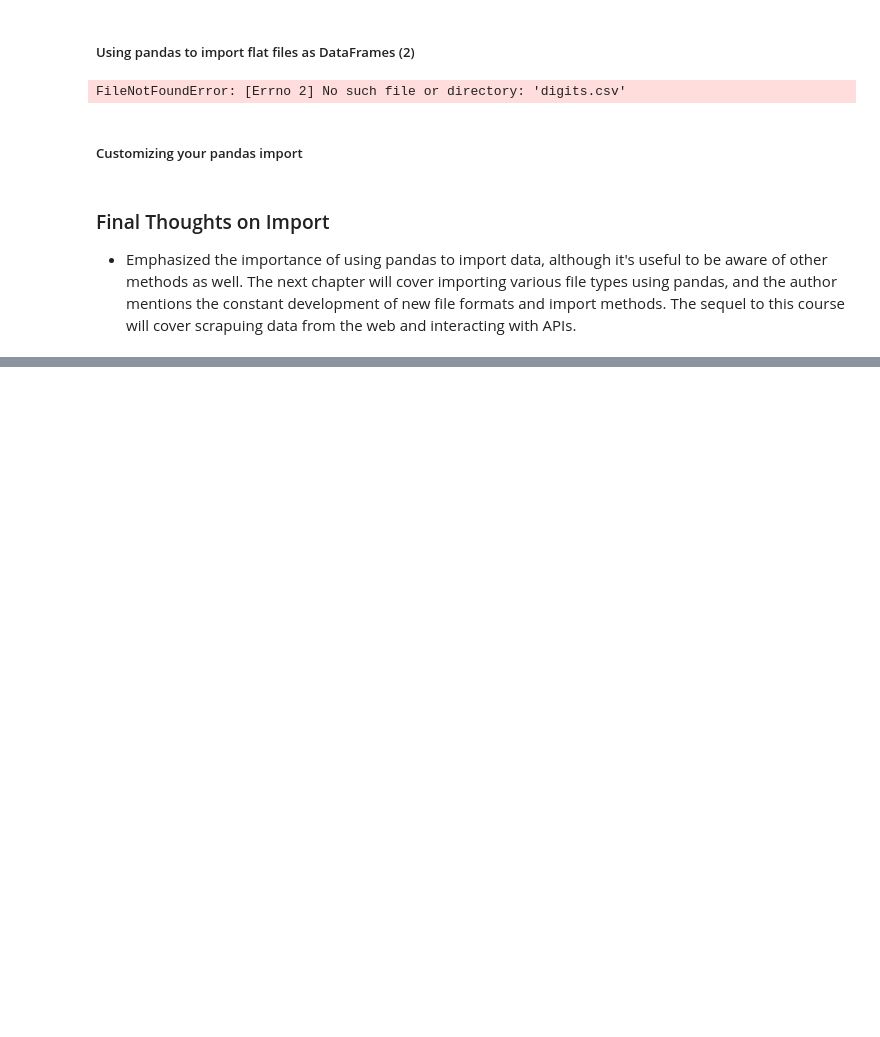
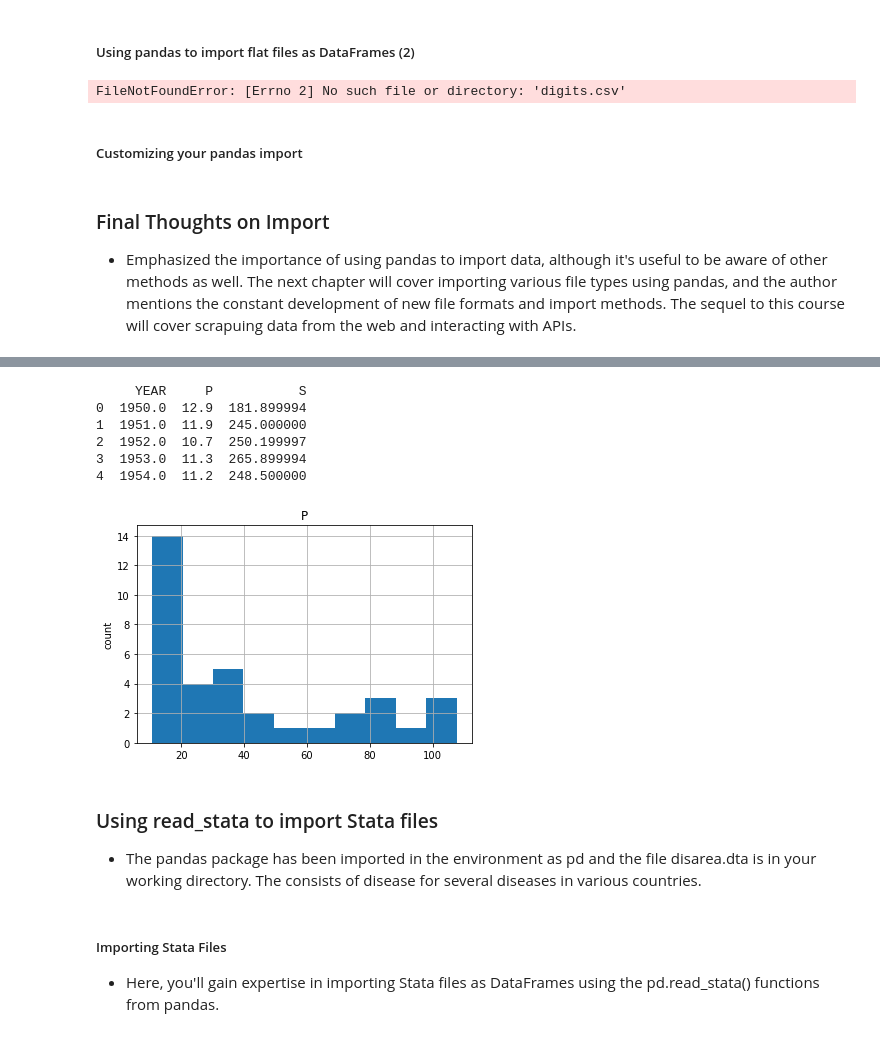
Before and after one commit to LannonTheCannon/Capstone-Two-, a Jupyter notebook: Importing Data in Python Part 1 Notes.ipynb, the cells around one changed output, grey strips where cells are left out. Saved outputs shown, nothing was run; the diff lists cells and outputs as text; code cells hidden in the pictures; blank space fills up the shorter version.

```diff
--- a/Importing Data in Python Part 1 Notes.ipynb
+++ b/Importing Data in Python Part 1 Notes.ipynb
@@ -177,0 +198,12 @@ plt.show()
+# %%
+# import pandas
+import pandas as pd
+
+# Assign spreadsheet filename: file
+file = 'battledeath.xlsx'
+
+# Load spreadsheet: xls
+xls = pd.ExcelFile(file)
+
+# print sheet name
+print(xls.sheet_names)
@@ -177,0 +287,29 @@ plt.show()
+# %%
+from sas7bdat import SAS7BDAT
+import matplotlib.pyplot as plt
+
+# Save file to a DataFrame: df_sas
+with SAS7BDAT('sales.sas7bdat') as file:
+    df_sas = file.to_data_frame()
+
+# Print head pf DataFrame
+print(df_sas.head())
+
+# Plot histograms of a DataFrame feature (Pandas and pyplot already imported)
+pd.DataFrame.hist(df_sas[['P']])
+plt.ylabel('count')
+plt.show()
+# %% [output]
+     YEAR     P           S
+0  1950.0  12.9  181.899994
+1  1951.0  11.9  245.000000
+2  1952.0  10.7  250.199997
+3  1953.0  11.3  265.899994
+4  1954.0  11.2  248.500000
+[figure, added]
+# %% [markdown]
+### Using read_stata to import Stata files
+* The pandas package has been imported in the environment as pd and the file disarea.dta is in your working directory. The consists of disease for several diseases in various countries.
+# %% [markdown]
+##### Importing Stata Files
+* Here, you'll gain expertise in importing Stata files as DataFrames using the pd.read_stata() functions from pandas.
```
Also changed, not shown: parts of 20 cells of this notebook, 5 other files.
